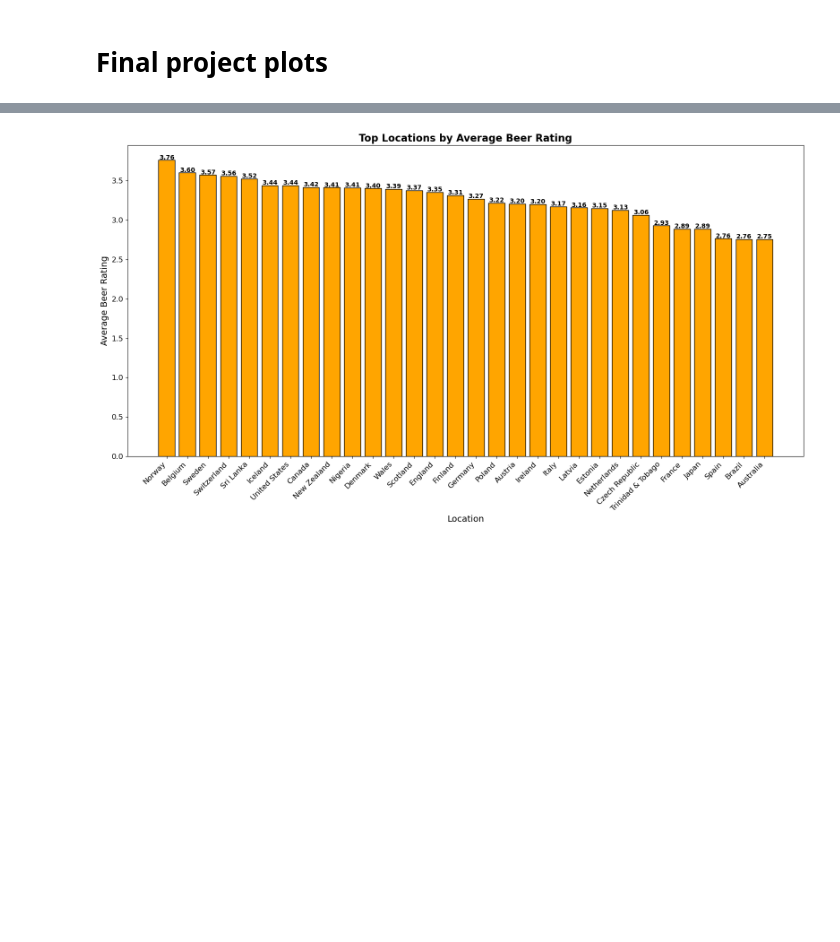
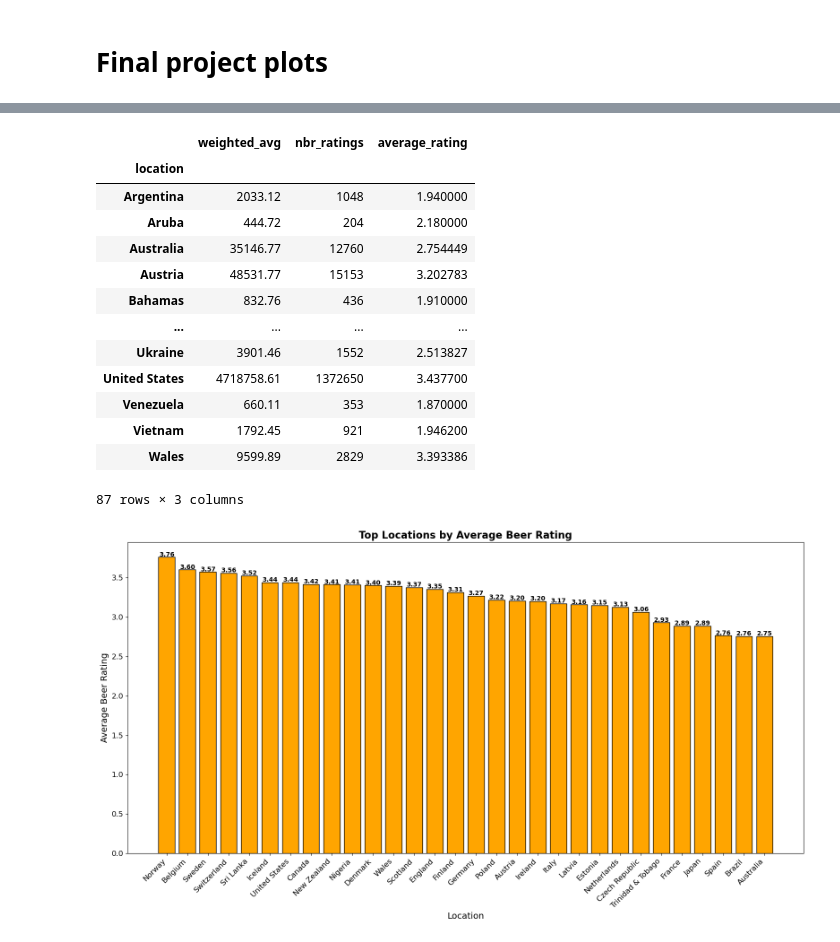
Before and after one commit to m-nguyen98/socialdata24_project, a Jupyter notebook: source/Surface Plots for Final Project.ipynb, the cells around one changed output, grey strips where cells are left out. Drawn from its saved outputs; the diff is of its cells as text; code cells hidden in the pictures; blank space fills up the shorter version.

```diff
--- a/source/Surface Plots for Final Project.ipynb
+++ b/source/Surface Plots for Final Project.ipynb
@@ -18,3 +34,20 @@ merged_data = pd.merge(beers_data, breweries_data, left_on='brewery_id', right_o
+# %%
+location_avg_ratings
+# %% [output]
+|  | weighted_avg | nbr_ratings | average_rating |
+| location |  |  |  |
+| Argentina | 2033.12 | 1048 | 1.940000 |
+| Aruba | 444.72 | 204 | 2.180000 |
+| Australia | 35146.77 | 12760 | 2.754449 |
+| Austria | 48531.77 | 15153 | 3.202783 |
+| Bahamas | 832.76 | 436 | 1.910000 |
+| ... | ... | ... | ... |
+| Ukraine | 3901.46 | 1552 | 2.513827 |
+| United States | 4718758.61 | 1372650 | 3.437700 |
+| Venezuela | 660.11 | 353 | 1.870000 |
+| Vietnam | 1792.45 | 921 | 1.946200 |
+| Wales | 9599.89 | 2829 | 3.393386 |
+87 rows × 3 columns
 # %%
 # List of US state names
 us_states = ["Alabama", "Alaska", "Arizona", "Arkansas", "California", "Colorado",
```
Also changed, not shown: parts of 2 cells of this notebook.
